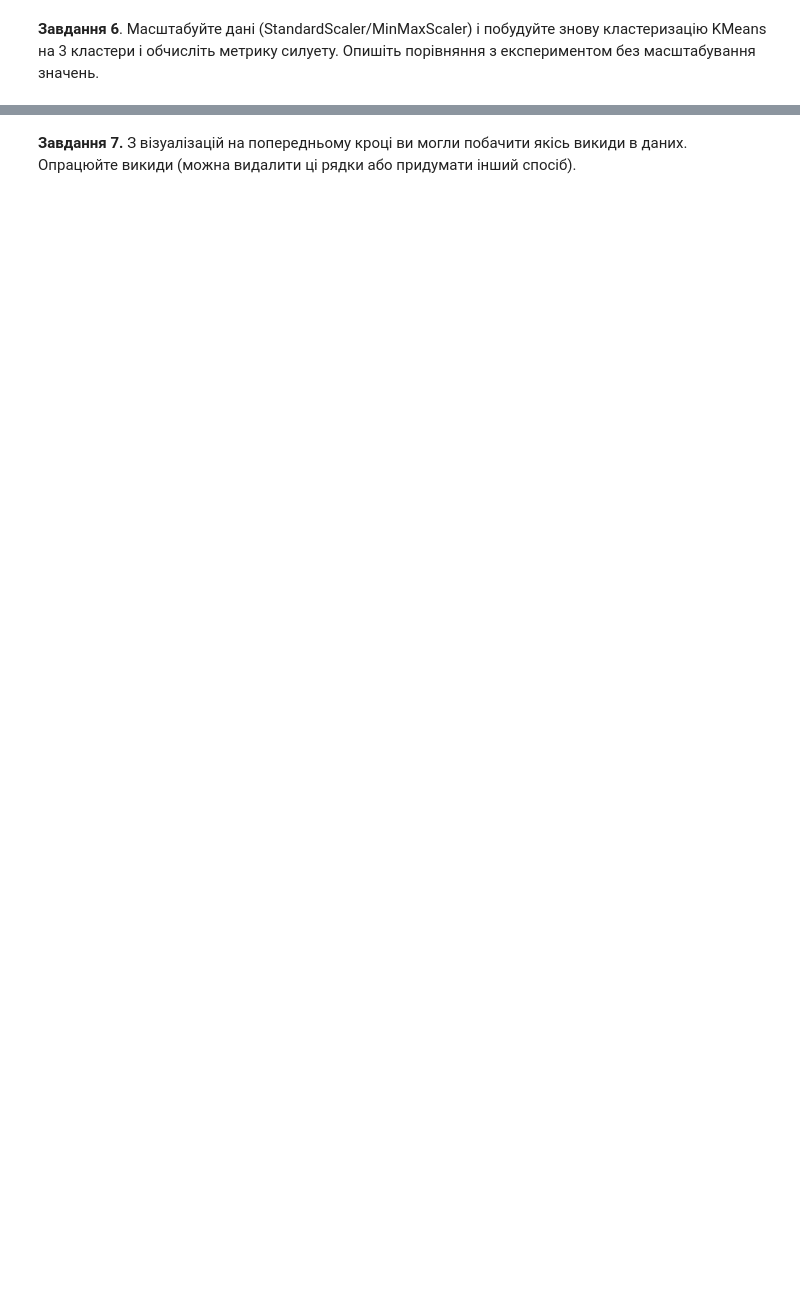
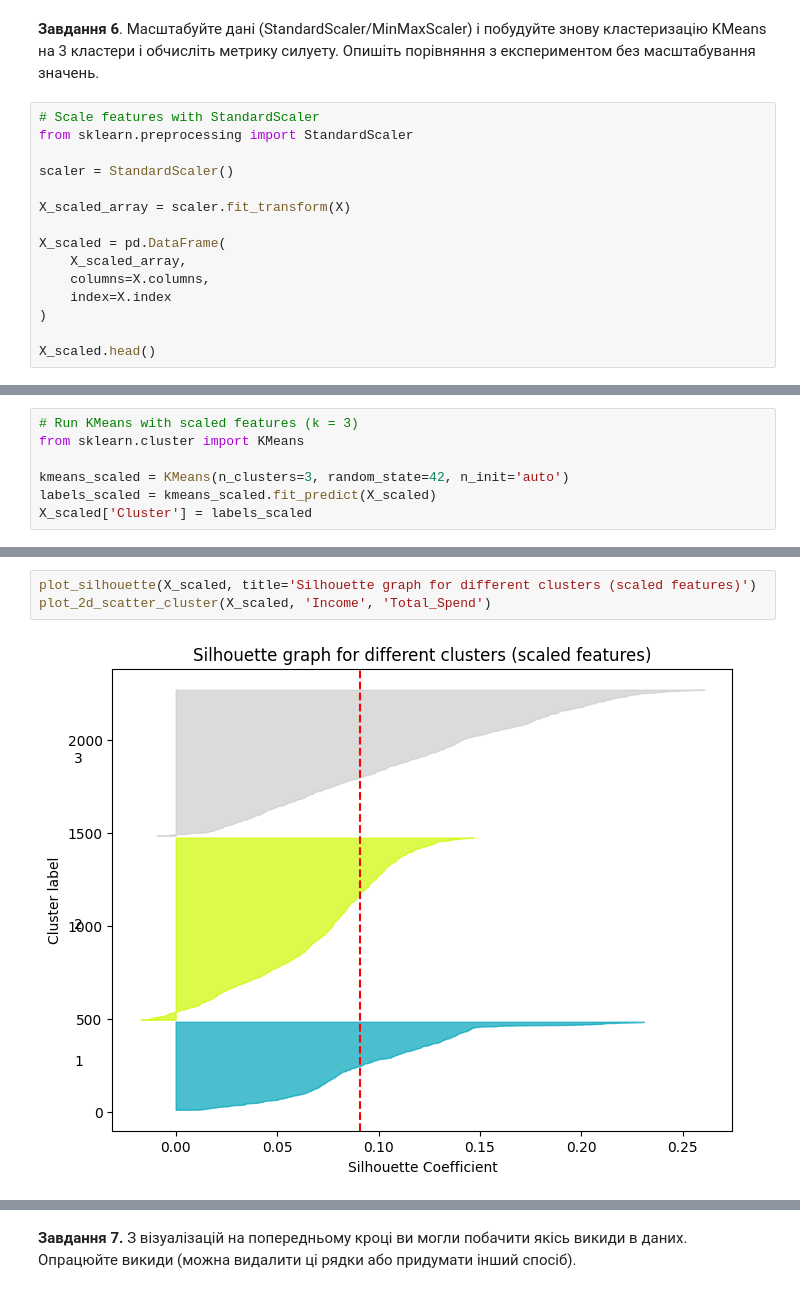
Before and after one commit to Maxstef/data-loves-ml-for-people-course, a Jupyter notebook: notebooks/3_1_clustering/HW_Алгоритми_кластеризації.ipynb, the cells around one changed output, grey strips where cells are left out. Cells and saved outputs as stored; diff of their text form; blank space fills up the shorter version.

Commit message:
HW clustering algorithms - sub-tasks 6-8 kmeans experiments with scaling, outliers and visualizations

```diff
--- a/notebooks/3_1_clustering/HW_Алгоритми_кластеризації.ipynb
+++ b/notebooks/3_1_clustering/HW_Алгоритми_кластеризації.ipynb
@@ -452,2 +468,17 @@ plt.show()
 # %% [markdown]
 **Завдання 6**. Масштабуйте дані (StandardScaler/MinMaxScaler) і побудуйте знову кластеризацію KMeans на 3 кластери і обчисліть метрику силуету. Опишіть порівняння з експериментом без масштабування значень.
+# %%
+# Scale features with StandardScaler
+from sklearn.preprocessing import StandardScaler
+
+scaler = StandardScaler()
+
+X_scaled_array = scaler.fit_transform(X)
+
+X_scaled = pd.DataFrame(
+    X_scaled_array,
+    columns=X.columns,
+    index=X.index
+)
+
+X_scaled.head()
@@ -453,0 +494,7 @@ plt.show()
+# %%
+# Run KMeans with scaled features (k = 3)
+from sklearn.cluster import KMeans
+
+kmeans_scaled = KMeans(n_clusters=3, random_state=42, n_init='auto')
+labels_scaled = kmeans_scaled.fit_predict(X_scaled)
+X_scaled['Cluster'] = labels_scaled
@@ -453,0 +510,5 @@ plt.show()
+# %%
+plot_silhouette(X_scaled, title='Silhouette graph for different clusters (scaled features)')
+plot_2d_scatter_cluster(X_scaled, 'Income', 'Total_Spend')
+# %% [output]
+[figure, added]
```
Also changed, not shown: parts of 23 cells of this notebook.
